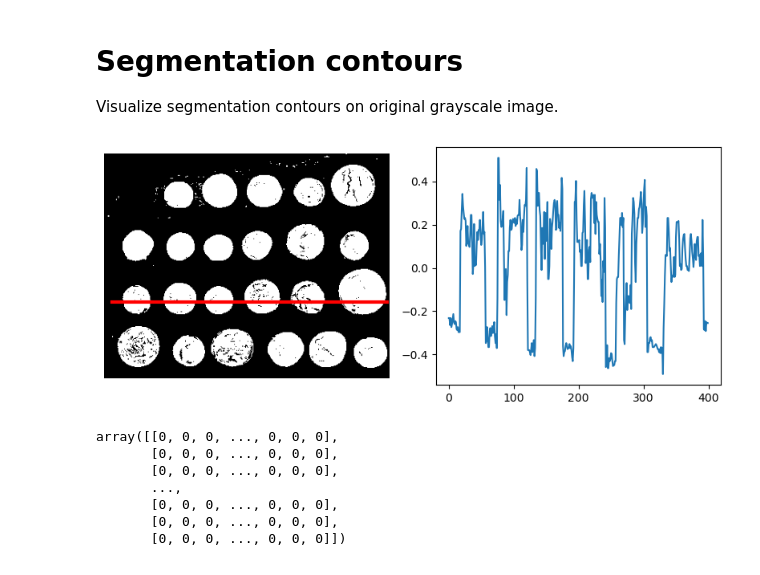
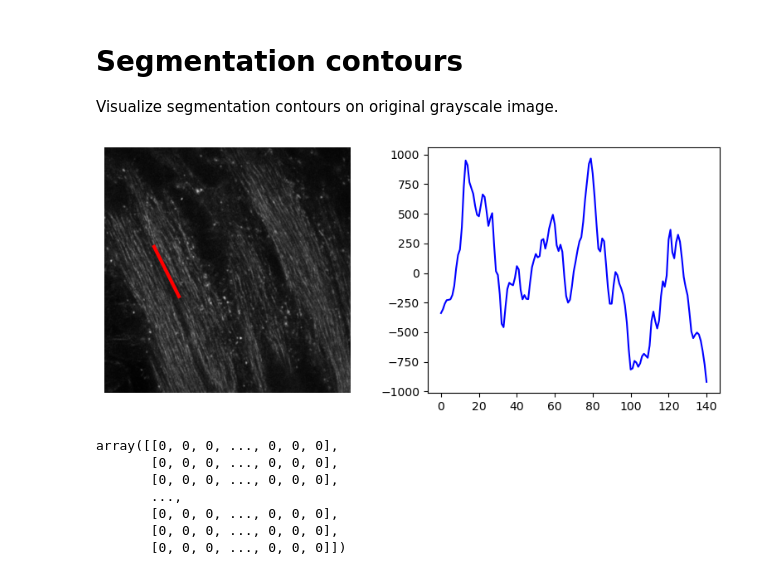
Before and after one commit to Roland0206/Capstone, a Jupyter notebook: plot_boundaries.ipynb, the cells around one changed output. Cells and saved outputs as stored; diff of their text form; code cells hidden in the pictures.

```diff
--- a/plot_boundaries.ipynb
+++ b/plot_boundaries.ipynb
@@ -51,3 +132,17 @@ def intensity_profile(image, start, end, num_points):
+# %%
+import numpy as np
+from scipy.ndimage import map_coordinates
+
+def improfile(img, xi, yi, N):
+    # Create coordinate arrays
+    x = np.linspace(xi[0], xi[1], N)
+    y = np.linspace(yi[0], yi[1], N)
+    coords = np.vstack((y,x)) # stack them as a (2, N) array
+
+    # Extract the intensities along the line
+    intensities = map_coordinates(img, coords)
+
+    return intensities
 # %% [markdown]
 
 Segmentation contours
@@ -56,34 +151,33 @@ Segmentation contours
 Visualize segmentation contours on original grayscale image.
 # %%
 
-
+import pandas as pd
 coins = data.coins()
 mask = coins > filters.threshold_otsu(coins)
 clean_border = segmentation.clear_border(mask).astype(int)
-io.imsave('comparison/clean_border.png', clean_border)
+#io.imsave('comparison/clean_border.png', clean_border)
 
 
-coins_edges = segmentation.mark_boundaries(coins, clean_border)
-x, y = [10, 383], 200
-start, end = (x[0], y), (x[1], y)
-test = intensity_profile(coins,start, end, 400)
-test = test/np.max(test)
+coins = pd.read_csv('comparison/raw.csv', header=None).to_numpy()
+
+start, end = [200,300], [400, 600]# [157.9966, 182.3073],[247.2001,109.3270]
+test = improfile(coins,start, end, 2*70+1)
 test = test-np.mean(test)
 
 
 plt.figure(figsize=(8, 3.5))
 plt.subplot(121)
-plt.imshow(clean_border, cmap='gray')
-plt.plot(x, [y,y], '-r', linewidth=3)  # Plot a red line across the middle
+plt.imshow(coins, cmap='gray')
+plt.plot(start,end , '-r', linewidth=3)  # Plot a red line across the middle
 
 plt.axis('off')
 plt.subplot(122)
-plt.plot(test)
+plt.plot(test, '-b')
 
 plt.tight_layout()
 plt.show()
 # %% [output]
-[figure, old version]
+[figure, new version]
 # %%
 # %% [output]
 array([[0, 0, 0, ..., 0, 0, 0],
```
Also changed, not shown: parts of 3 cells of this notebook, 7 other files.
